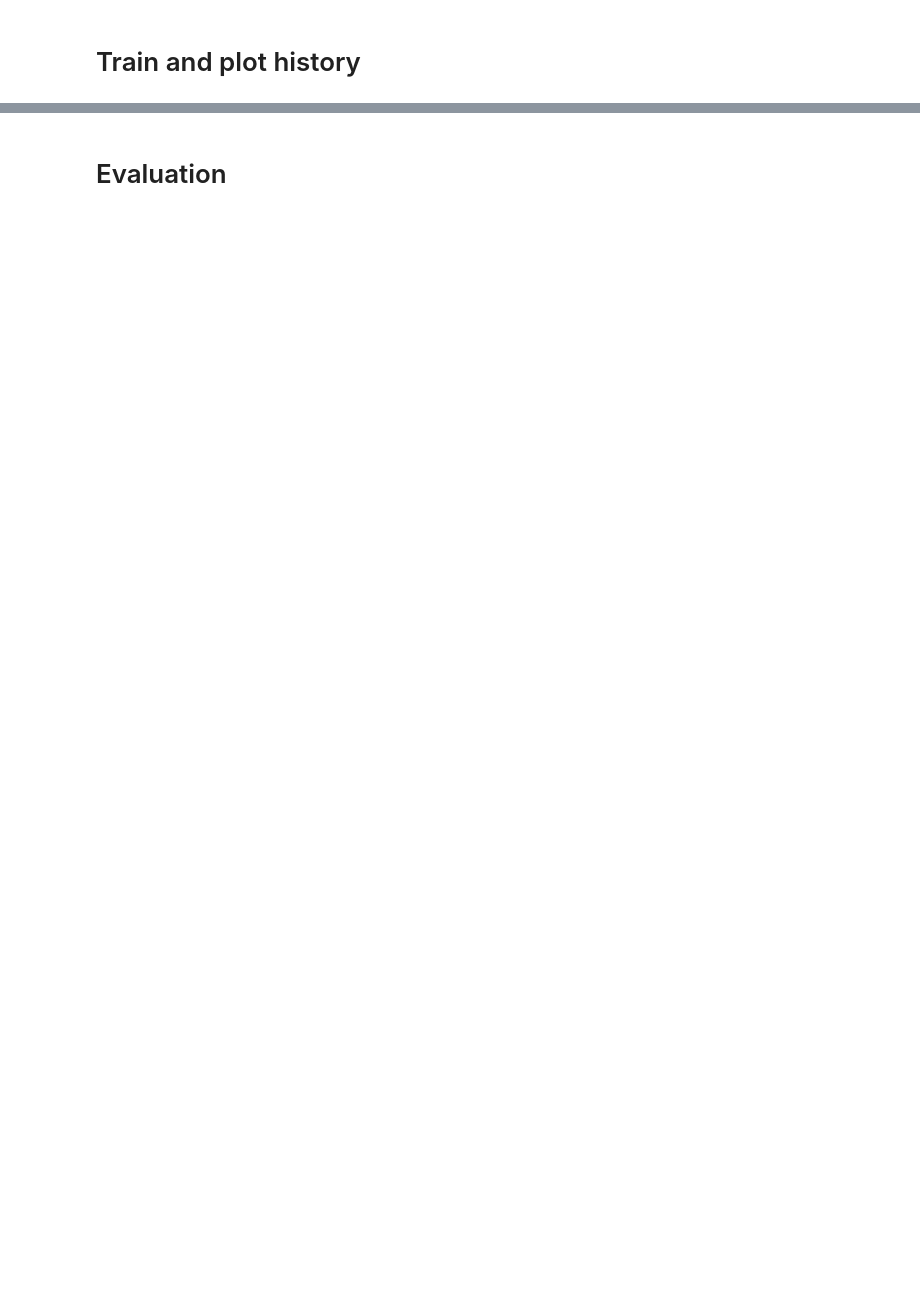
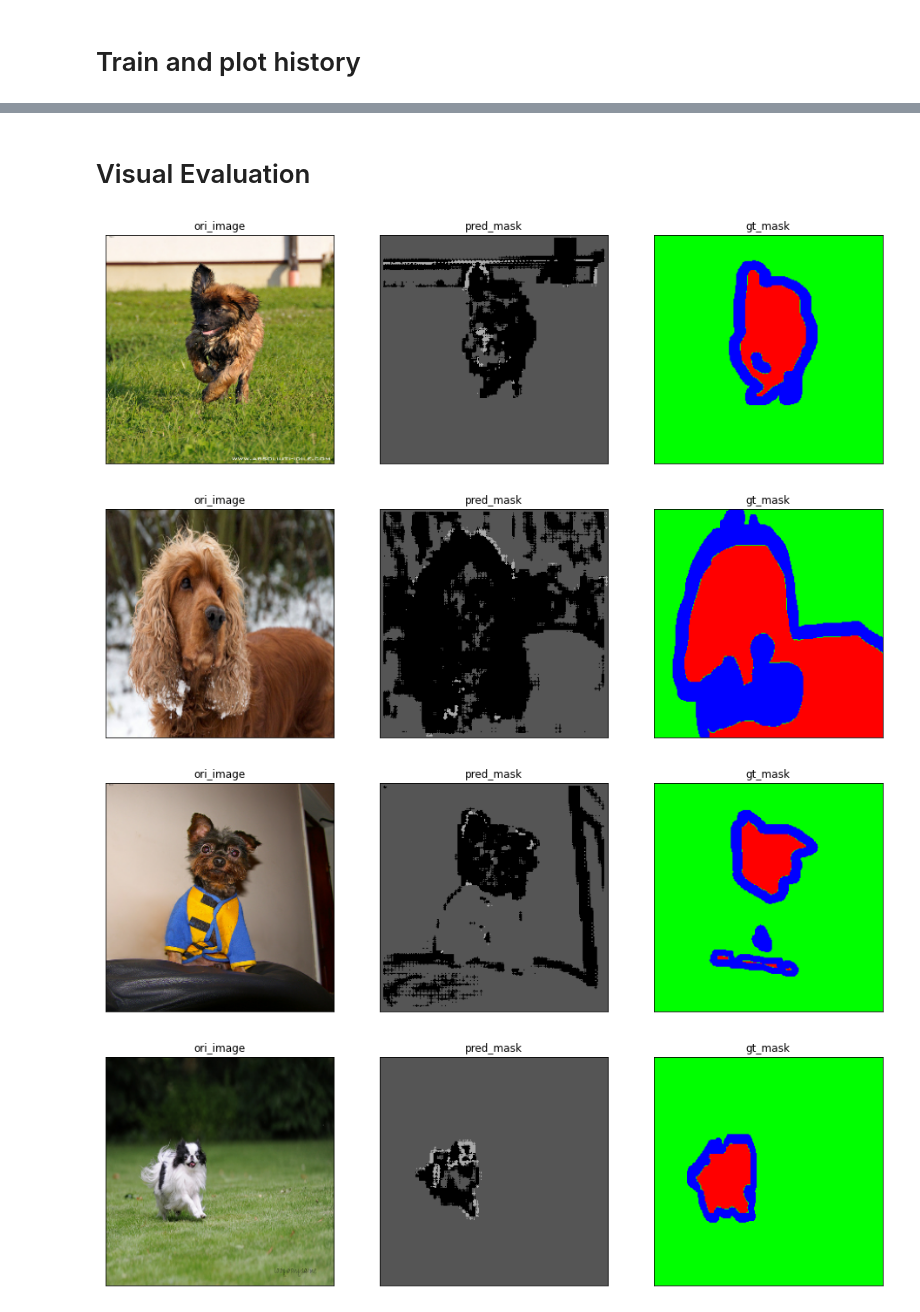
Before and after one commit to edwin-19/UNET-Scratch, a Jupyter notebook: Mini UNET.ipynb, the cells around one changed output, grey strips where cells are left out. Saved outputs shown, nothing was run; the diff lists cells and outputs as text; code cells hidden in the pictures; blank space fills up the shorter version.

```diff
--- a/Mini UNET.ipynb
+++ b/Mini UNET.ipynb
@@ -127,2 +133,2 @@ plt.legend()
 # %% [markdown]
-# Evaluation
+# Visual Evaluation
@@ -133,6 +135,16 @@ image, gt_mask = test[0], test[1]
 # %%
-pred = model.predict(tf.expand_dims(image, axis=0))[0]
-pred = np.argmax(pred, axis=-1)
-pred = np.expand_dims(pred, axis=-1)
-pred = (pred * (255 / 3)).astype(np.uint8)
-pred = np.concatenate([pred, pred, pred], axis=2)
+for test_image, test_gt_mask in test_ds.shuffle(1024).map(map_data).take(5):
+    pred = model.predict(tf.expand_dims(test_image, axis=0))[0]
+    pred = np.argmax(pred, axis=-1)
+    pred = np.expand_dims(pred, axis=-1)
+    pred = (pred * (255 / 3)).astype(np.uint8)
+    pred = np.concatenate([pred, pred, pred], axis=2)
+
+    utils.visualize(
+        ori_image=tf.cast(test_image * 255, tf.uint8), pred_mask=pred, gt_mask=test_gt_mask
+    )
+# %% [output]
+[figure, added]
+[figure, added]
+[figure, added]
+[figure, added]
```
Also changed, not shown: parts of 13 cells of this notebook, 2 other files.
